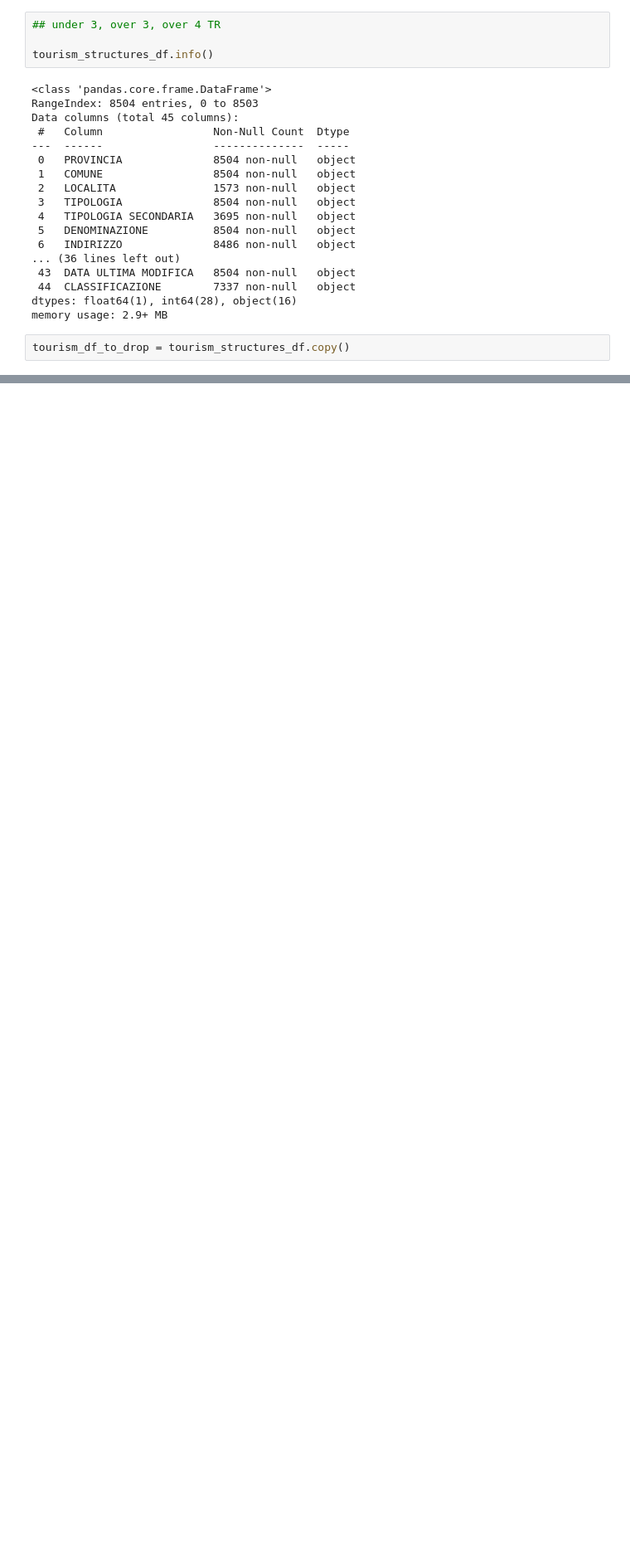
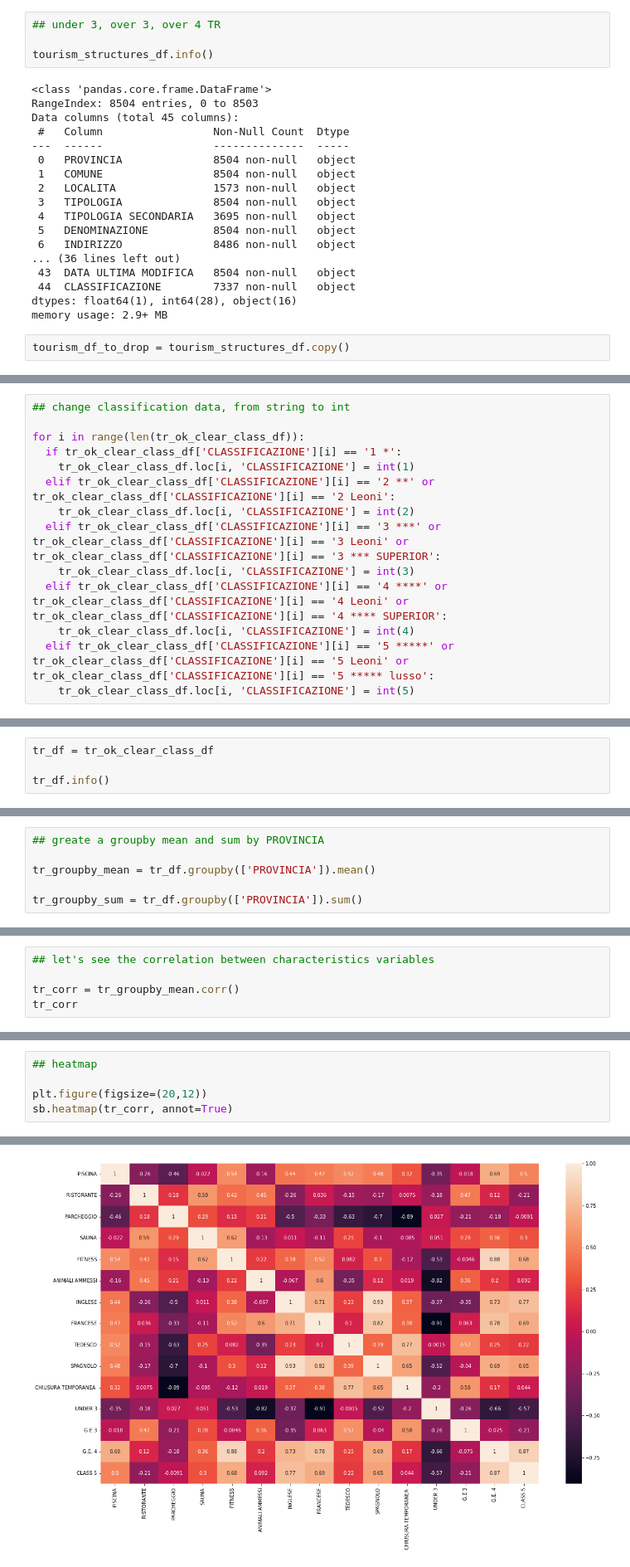
Before and after one commit to NicoloAvesani/project_Tourist_Residences_in_Veneto, a Jupyter notebook: project_on_colab.ipynb, the cells around one changed output, grey strips where cells are left out. Shown at 83% size. Cells and saved outputs as stored; diff of their text form; blank space fills up the shorter version.

```diff
--- a/project_on_colab.ipynb
+++ b/project_on_colab.ipynb
@@ -1530,0 +1564,14 @@ memory usage: 1.0+ MB
+# %%
+## change classification data, from string to int
+
+for i in range(len(tr_ok_clear_class_df)):
+  if tr_ok_clear_class_df['CLASSIFICAZIONE'][i] == '1 *':
+    tr_ok_clear_class_df.loc[i, 'CLASSIFICAZIONE'] = int(1)
+  elif tr_ok_clear_class_df['CLASSIFICAZIONE'][i] == '2 **' or tr_ok_clear_class_df['CLASSIFICAZIONE'][i] == '2 Leoni':
+    tr_ok_clear_class_df.loc[i, 'CLASSIFICAZIONE'] = int(2)
+  elif tr_ok_clear_class_df['CLASSIFICAZIONE'][i] == '3 ***' or tr_ok_clear_class_df['CLASSIFICAZIONE'][i] == '3 Leoni' or tr_ok_clear_class_df['CLASSIFICAZIONE'][i] == '3 *** SUPERIOR':
+    tr_ok_clear_class_df.loc[i, 'CLASSIFICAZIONE'] = int(3)
+  elif tr_ok_clear_class_df['CLASSIFICAZIONE'][i] == '4 ****' or tr_ok_clear_class_df['CLASSIFICAZIONE'][i] == '4 Leoni' or tr_ok_clear_class_df['CLASSIFICAZIONE'][i] == '4 **** SUPERIOR':
+    tr_ok_clear_class_df.loc[i, 'CLASSIFICAZIONE'] = int(4)
+  elif tr_ok_clear_class_df['CLASSIFICAZIONE'][i] == '5 *****' or tr_ok_clear_class_df['CLASSIFICAZIONE'][i] == '5 Leoni' or tr_ok_clear_class_df['CLASSIFICAZIONE'][i] == '5 ***** lusso':
+    tr_ok_clear_class_df.loc[i, 'CLASSIFICAZIONE'] = int(5)
@@ -1530,0 +1648,4 @@ memory usage: 1.0+ MB
+# %%
+tr_df = tr_ok_clear_class_df
+
+tr_df.info()
@@ -1530,0 +1670,6 @@ memory usage: 1.0+ MB
+# %%
+## greate a groupby mean and sum by PROVINCIA
+
+tr_groupby_mean = tr_df.groupby(['PROVINCIA']).mean()
+
+tr_groupby_sum = tr_df.groupby(['PROVINCIA']).sum()
@@ -1530,0 +1714,5 @@ memory usage: 1.0+ MB
+# %%
+## let's see the correlation between characteristics variables
+
+tr_corr = tr_groupby_mean.corr()
+tr_corr
@@ -1530,0 +1736,6 @@ memory usage: 1.0+ MB
+# %%
+## heatmap
+
+plt.figure(figsize=(20,12))
+sb.heatmap(tr_corr, annot=True)
+# %% [output]
@@ -1530,0 +1743 @@ memory usage: 1.0+ MB
+[figure, added]
```
Also changed, not shown: parts of 24 cells of this notebook.
